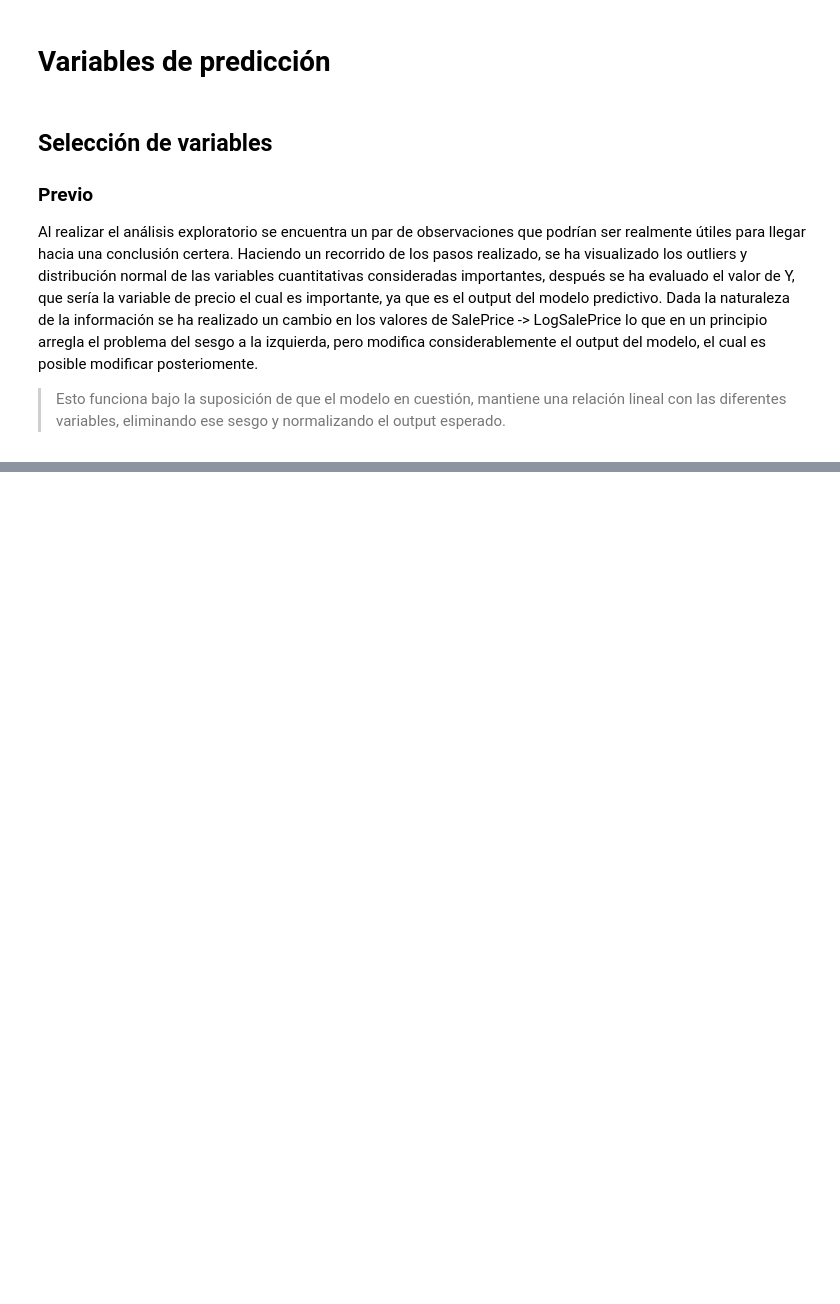
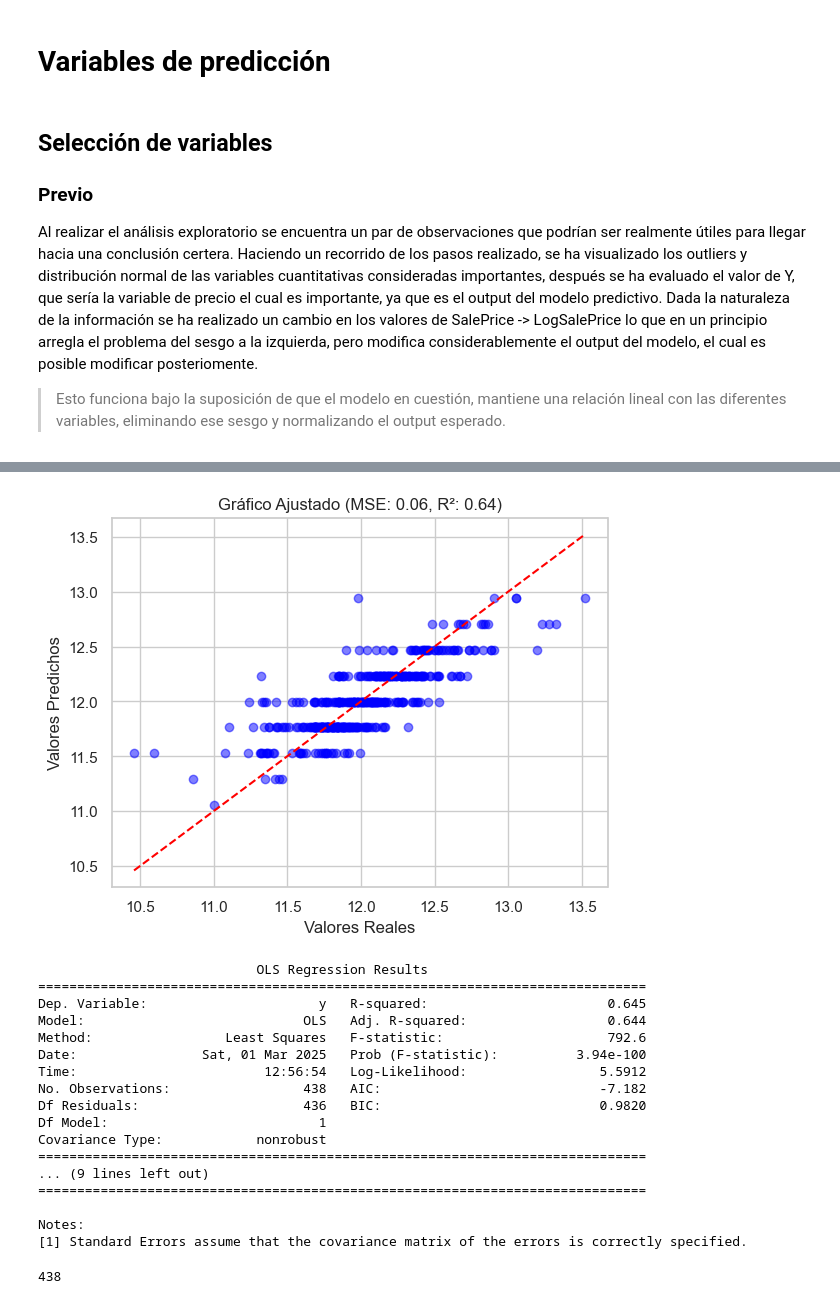
Before and after one commit to Gxrco/HT3-DM, a Jupyter notebook: notebook.ipynb, the cells around one changed output, grey strips where cells are left out. Drawn from its saved outputs; the diff is of its cells as text; code cells hidden in the pictures; blank space fills up the shorter version.

```diff
--- a/notebook.ipynb
+++ b/notebook.ipynb
@@ -445,0 +492,41 @@ Después de una búsqueda y diferenciación de los diferentes aspectos de cada u
+# %%
+mse = mean_squared_error(sale_price_t, sale_price_pred)
+r2 = r2_score(sale_price_t, sale_price_pred)
+
+plt.scatter(sale_price_t, sale_price_pred, color="blue", alpha=0.5)
+plt.plot([min(sale_price_t), max(sale_price_t)], [min(sale_price_t), max(sale_price_t)], color="red", linestyle="--")  # Línea ideal
+plt.xlabel("Valores Reales")
+plt.ylabel("Valores Predichos")
+plt.title(f"Gráfico Ajustado (MSE: {mse:.2f}, R²: {r2:.2f})")
+plt.show()
+
+# Convertimos las variables a formato adecuado
+X = sm.add_constant(sale_price_pred)  # Agregamos la constante para el intercepto
+modelo = sm.OLS(sale_price_t, X).fit()
+
+# Mostramos los resultados
+print(modelo.summary())
+# %% [output]
+[figure, added]
+                            OLS Regression Results
+==============================================================================
+Dep. Variable:                      y   R-squared:                       0.645
+Model:                            OLS   Adj. R-squared:                  0.644
+Method:                 Least Squares   F-statistic:                     792.6
+Date:                Sat, 01 Mar 2025   Prob (F-statistic):          3.94e-100
+Time:                        12:56:54   Log-Likelihood:                 5.5912
+No. Observations:                 438   AIC:                            -7.182
+Df Residuals:                     436   BIC:                            0.9820
+Df Model:                           1
+Covariance Type:            nonrobust
+==============================================================================
+... (9 lines left out)
+==============================================================================
+
+Notes:
+[1] Standard Errors assume that the covariance matrix of the errors is correctly specified.
+# %%
+residuales = sale_price_t - sale_price_pred
+len(residuales)
+# %% [output]
+438
```
Also changed, not shown: parts of 14 cells of this notebook.
